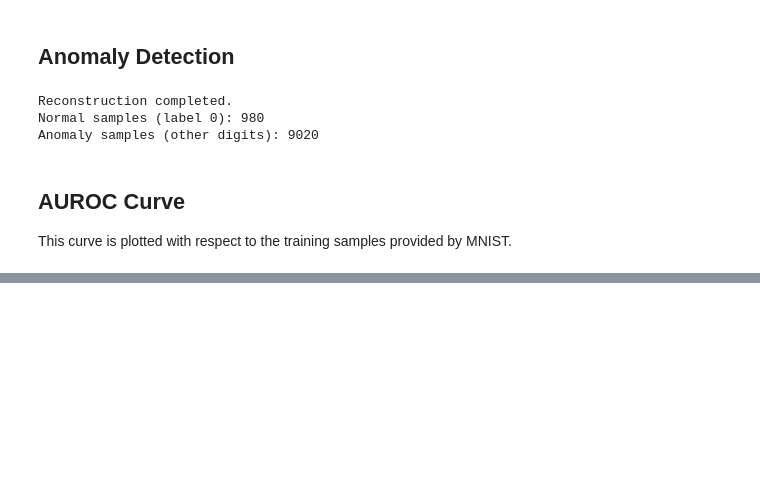
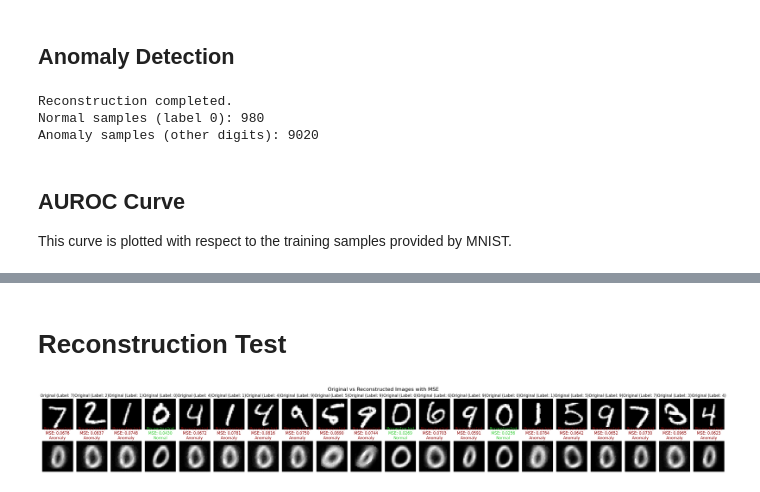
Before and after one commit to algasami/ml-practices, a Jupyter notebook: src/ae.ipynb, the cells around one changed output, grey strips where cells are left out. Cells and saved outputs as stored; diff of their text form; code cells hidden in the pictures; blank space fills up the shorter version.

```diff
--- a/src/ae.ipynb
+++ b/src/ae.ipynb
@@ -292,0 +293,34 @@ FN: 58   TP: 8962
+# %% [markdown]
+# Reconstruction Test
+# %%
+# show first 20 test samples with their reconstruction and MSE
+num_samples_to_show = 20
+plt.figure(figsize=(35, 5))
+for i in range(num_samples_to_show):
+	original_image = x_test[i].reshape(28, 28)
+	reconstructed_image = reconstructed[i].cpu().numpy().reshape(28, 28)
+	mse_value = mse_values[i]
+
+
+	plt.subplot(2, num_samples_to_show, i + 1)
+	plt.imshow(original_image, cmap='gray')
+	plt.title(f'Original (Label: {y_test[i]})')
+	plt.axis('off')
+
+	plt.subplot(2, num_samples_to_show, num_samples_to_show + i + 1)
+	plt.imshow(reconstructed_image, cmap='gray')
+	plt.title(f'Reconstructed\nMSE: {mse_value:.4f}')
+	plt.axis('off')
+	# show if it's anomaly or not with the f1 optimal threshold
+	# anomaly is red text, normal is green text
+	is_anomaly = mse_value >= best_threshold
+	if is_anomaly:
+		plt.gca().set_title(f'Reconstructed\nMSE: {mse_value:.4f}\nAnomaly', color='#8B0000')
+	else:
+		plt.gca().set_title(f'Reconstructed\nMSE: {mse_value:.4f}\nNormal', color='limegreen')
+
+plt.suptitle('Original vs Reconstructed Images with MSE', fontsize=16)
+plt.tight_layout()
+plt.show()
+# %% [output]
+[figure, added]
```
Also changed, not shown: parts of 3 cells of this notebook.
